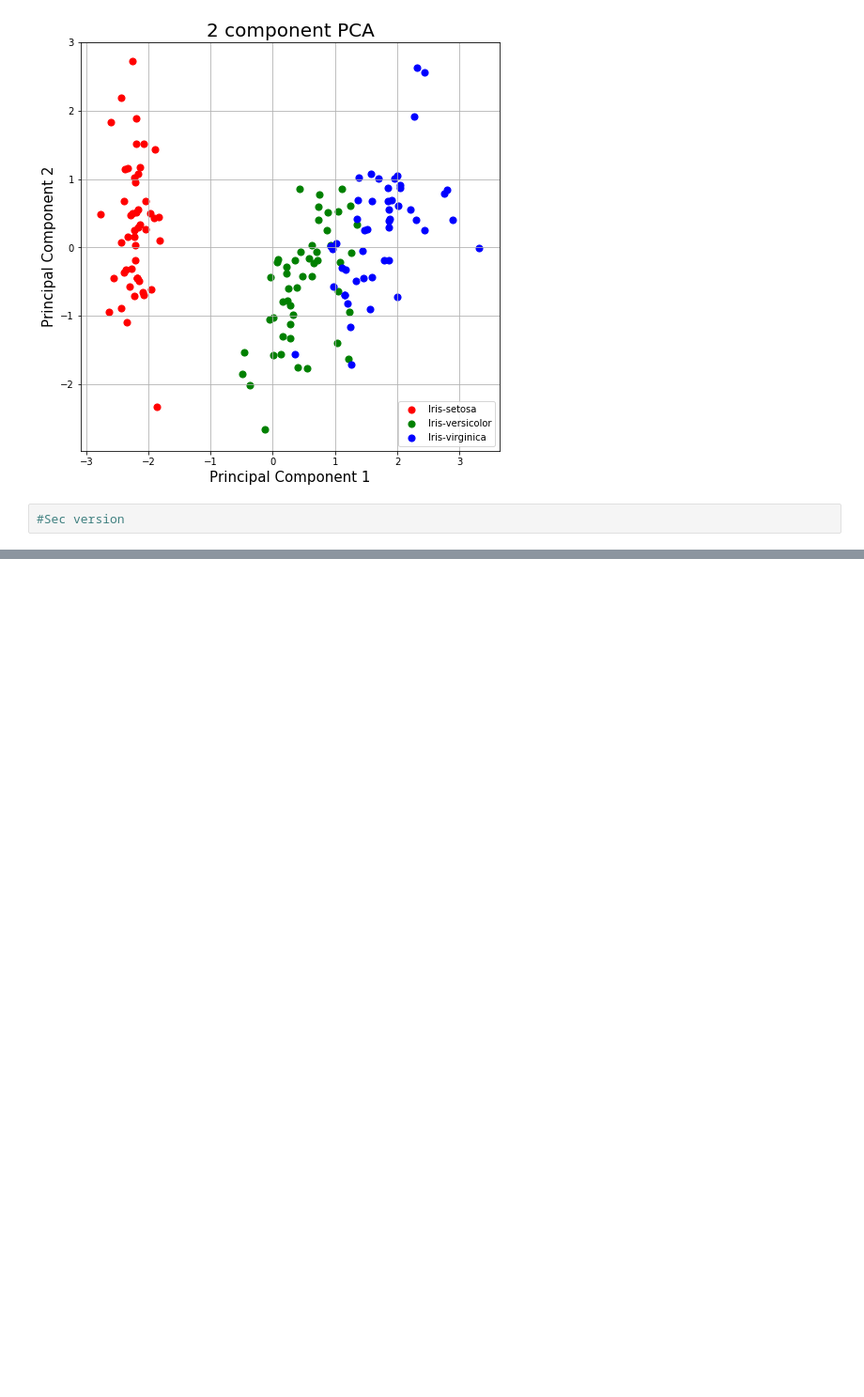
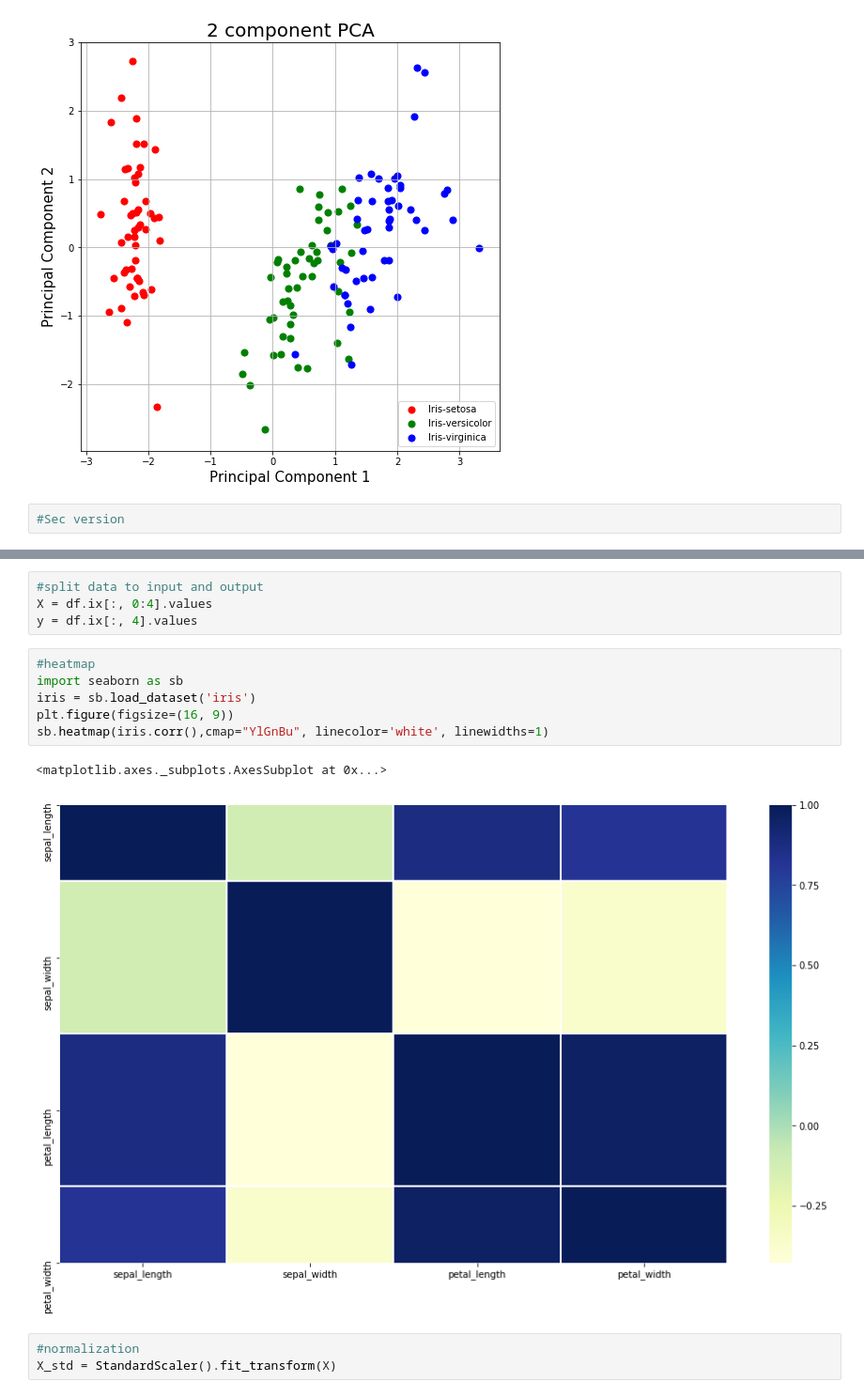
Before and after one commit to npmitaart/artificialNN, a Jupyter notebook: PCA.ipynb, the cells around one changed output, grey strips where cells are left out. Shown: that part at 94% size. Drawn from its saved outputs; the diff is of its cells as text; blank space fills up the shorter version.

```diff
--- a/PCA.ipynb
+++ b/PCA.ipynb
@@ -67,0 +91,16 @@ ax.grid()
+# %%
+#split data to input and output
+X = df.ix[:, 0:4].values
+y = df.ix[:, 4].values
+# %%
+#heatmap
+import seaborn as sb
+iris = sb.load_dataset('iris')
+plt.figure(figsize=(16, 9))
+sb.heatmap(iris.corr(),cmap="YlGnBu", linecolor='white', linewidths=1)
+# %% [output]
+<matplotlib.axes._subplots.AxesSubplot at 0x...>
+[figure, added]
+# %%
+#normalization
+X_std = StandardScaler().fit_transform(X)
```
Also changed, not shown: parts of 8 cells of this notebook.
